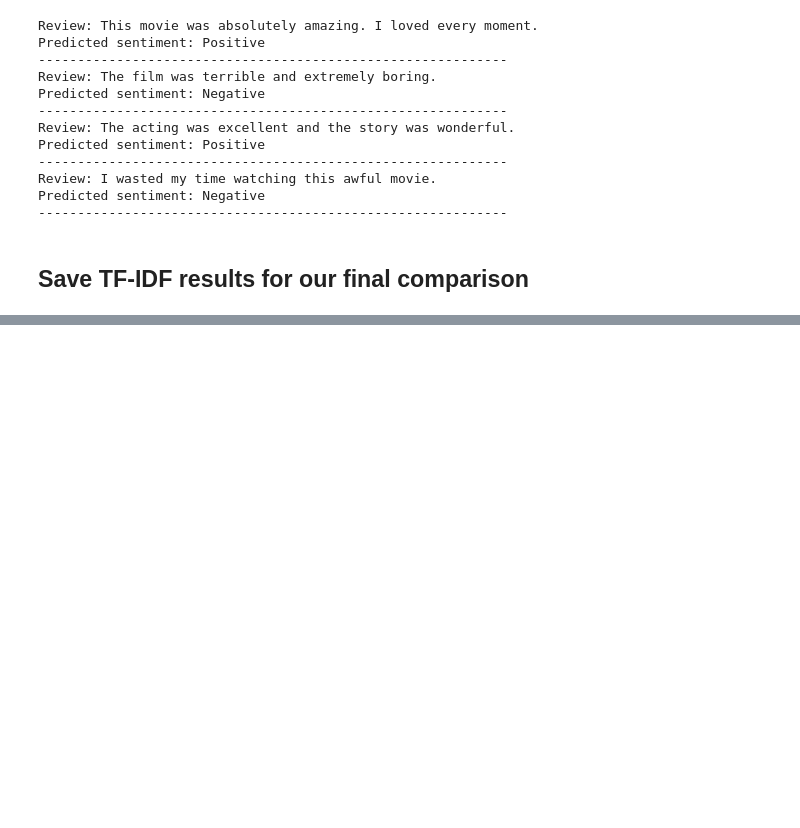
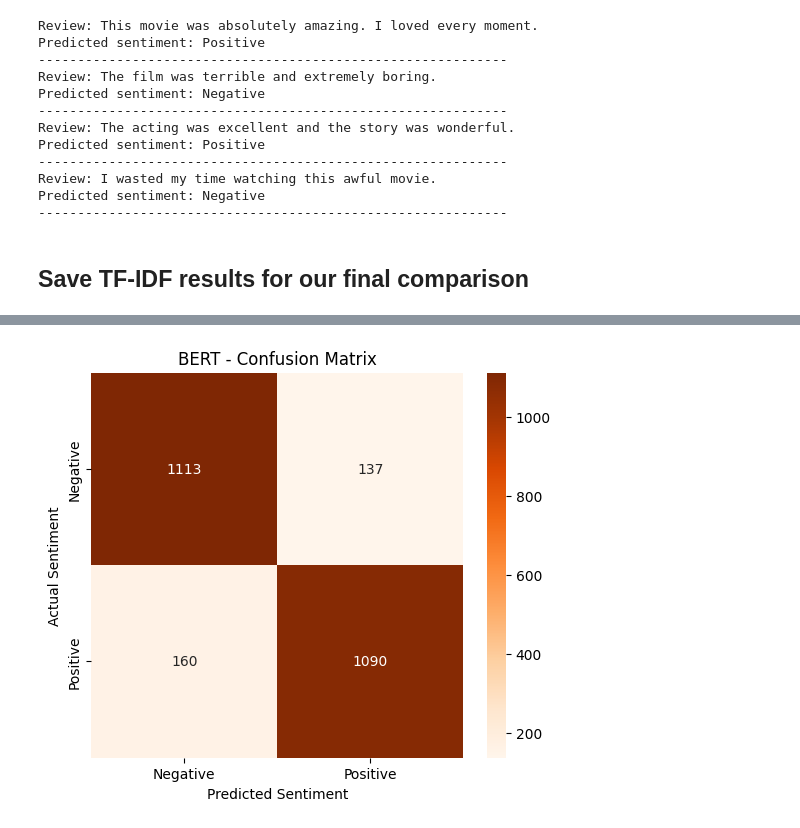
Before and after one commit to AbdullahRFA/IMDB_Sentiment_Analysis, a Jupyter notebook: Module18_IMDB_Sentiment_Analysis_Abdullah_Nazmus_Sakib.ipynb, the cells around one changed output, grey strips where cells are left out. Cells and saved outputs as stored; diff of their text form; code cells hidden in the pictures; blank space fills up the shorter version.

```diff
--- a/Module18_IMDB_Sentiment_Analysis_Abdullah_Nazmus_Sakib.ipynb
+++ b/Module18_IMDB_Sentiment_Analysis_Abdullah_Nazmus_Sakib.ipynb
@@ -636,0 +1328,19 @@ print(pd.DataFrame([tfidf_results]).round(4))
+# %%
+
+# Predict sentiment
+
+start_time = time.time()
+
+y_val_pred_bert = bert_classifier.predict(
+    X_val_bert_embeddings
+)
+
+bert_prediction_time = time.time() - start_time
+
+print("BERT validation predictions completed!")
+
+print("\nActual labels:")
+print(y_val[:10])
+
+print("\nPredicted labels:")
+print(y_val_pred_bert[:10])
@@ -636,0 +1429,26 @@ print(pd.DataFrame([tfidf_results]).round(4))
+# %%
+# Visualize the confusion matricx
+
+cm_bert = confusion_matrix(
+    y_val,
+    y_val_pred_bert
+)
+
+plt.figure(figsize=(6, 5))
+
+sns.heatmap(
+    cm_bert,
+    annot=True,
+    fmt="d",
+    cmap="Oranges",
+    xticklabels=["Negative", "Positive"],
+    yticklabels=["Negative", "Positive"]
+)
+
+plt.xlabel("Predicted Sentiment")
+plt.ylabel("Actual Sentiment")
+plt.title("BERT - Confusion Matrix")
+
+plt.show()
+# %% [output]
+[figure, added]
```
Also changed, not shown: parts of 50 cells of this notebook.
